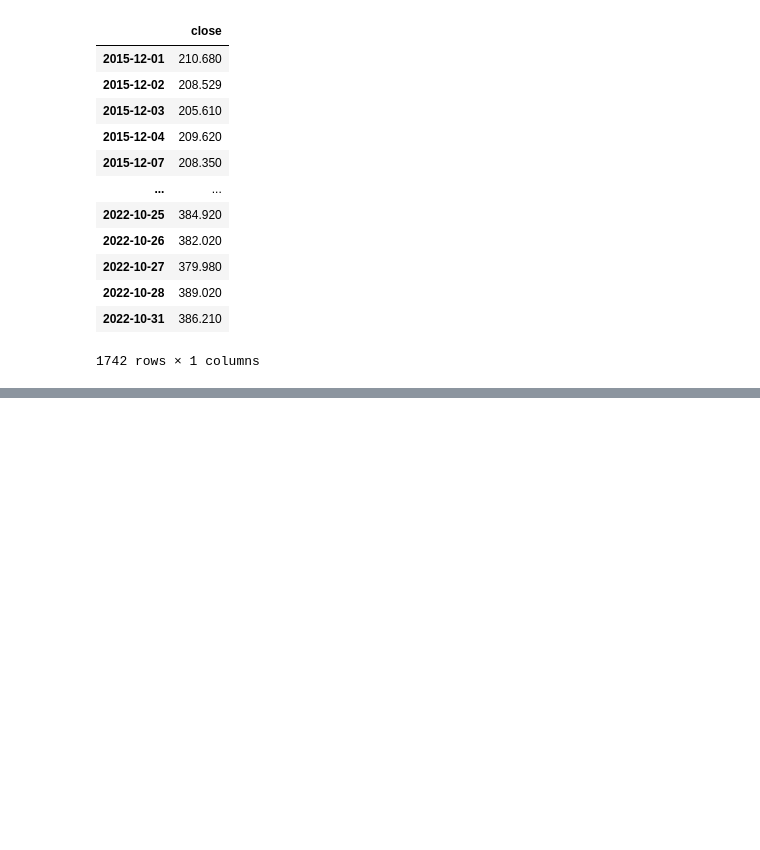
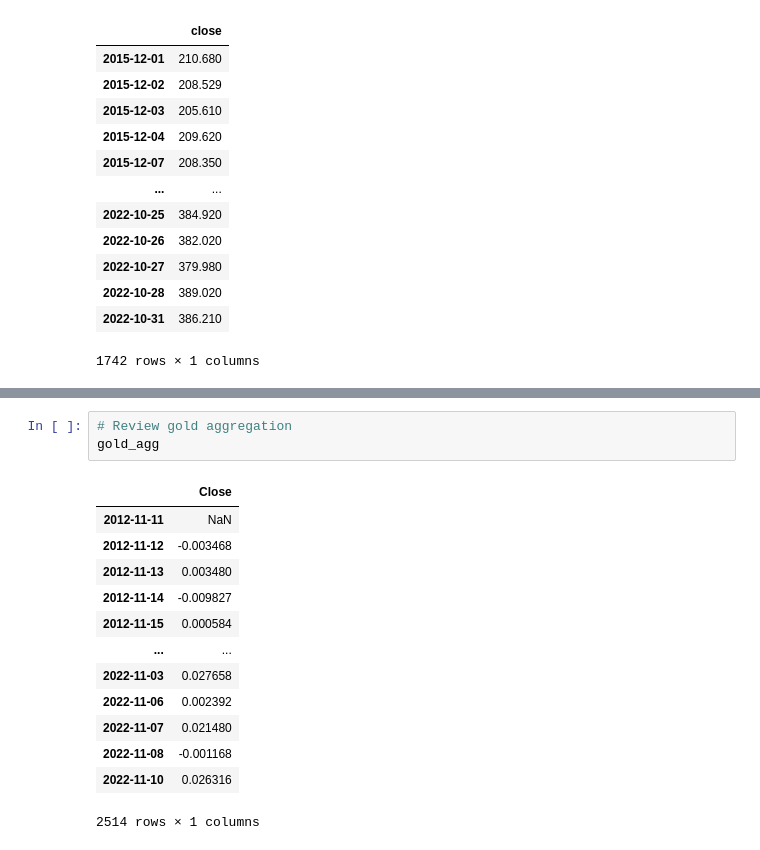
Before and after one commit to Olegreg762/group_project_1, a Jupyter notebook: BTC analysis.ipynb, the cells around one changed output, grey strips where cells are left out. Saved outputs shown, nothing was run; the diff lists cells and outputs as text; blank space fills up the shorter version.

```diff
--- a/BTC analysis.ipynb
+++ b/BTC analysis.ipynb
@@ -63,0 +123,17 @@ SPY_plot
+# %%
+# Review gold aggregation
+gold_agg
+# %% [output]
+|  | Close |
+| 2012-11-11 | NaN |
+| 2012-11-12 | -0.003468 |
+| 2012-11-13 | 0.003480 |
+| 2012-11-14 | -0.009827 |
+| 2012-11-15 | 0.000584 |
+| ... | ... |
+| 2022-11-03 | 0.027658 |
+| 2022-11-06 | 0.002392 |
+| 2022-11-07 | 0.021480 |
+| 2022-11-08 | -0.001168 |
+| 2022-11-10 | 0.026316 |
+2514 rows × 1 columns
```
Also changed, not shown: parts of 9 cells of this notebook.
